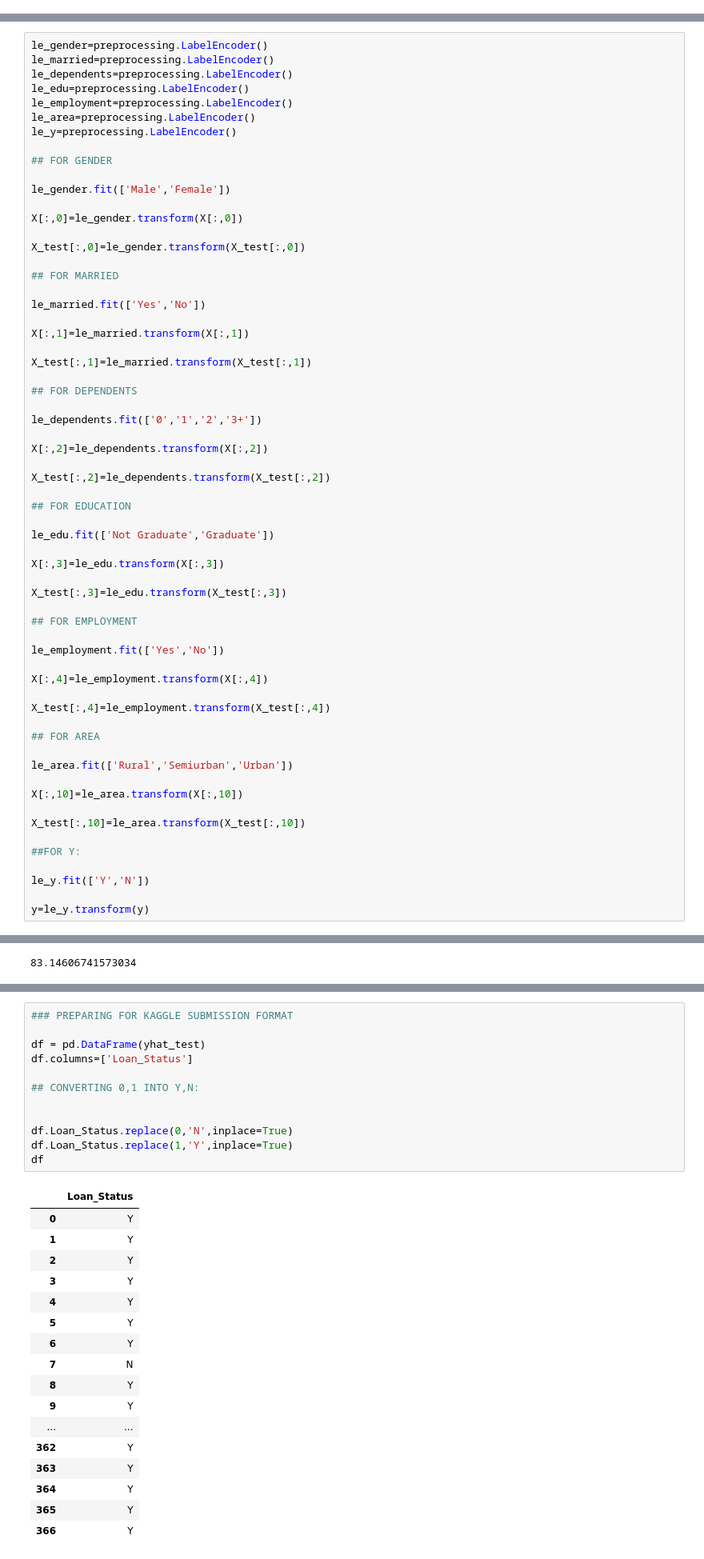
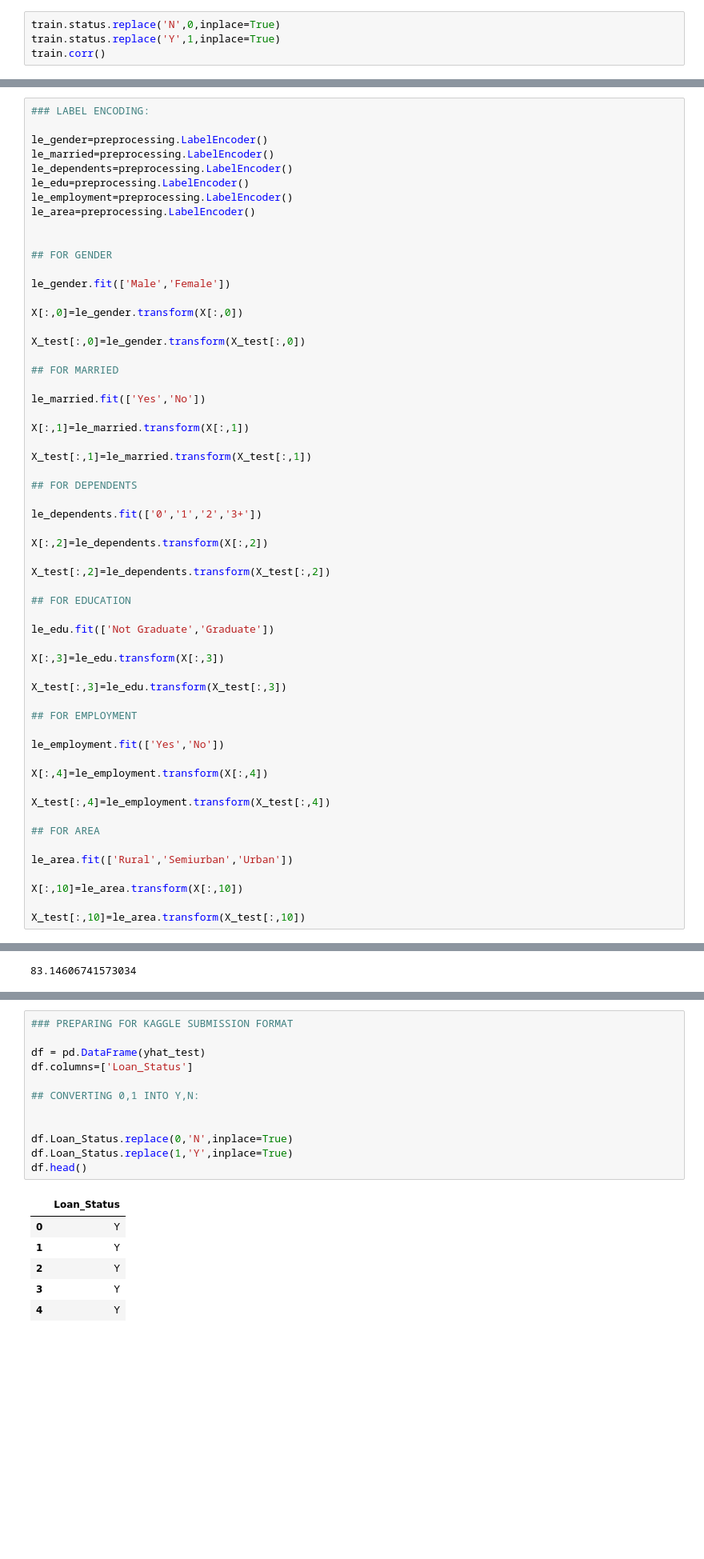
Before and after one commit to akshatsinghal92/Credit-Risk-Estimation, a Jupyter notebook: Loan Prediction.ipynb, the cells around one changed output, grey strips where cells are left out. Shown at 80% size. Drawn from its saved outputs; the diff is of its cells as text; blank space fills up the shorter version.

```diff
--- a/Loan Prediction.ipynb
+++ b/Loan Prediction.ipynb
@@ -320,0 +287,4 @@ Index(['ID', 'gender', 'married', 'dependents', 'edu', 'employment', 'income',
+# %%
+train.status.replace('N',0,inplace=True)
+train.status.replace('Y',1,inplace=True)
+train.corr()
@@ -328,11 +306,13 @@ X_test=test[['gender', 'married', 'dependents', 'edu','employment', 'income','co
 # %%
+### LABEL ENCODING:
+
 le_gender=preprocessing.LabelEncoder()
 le_married=preprocessing.LabelEncoder()
 le_dependents=preprocessing.LabelEncoder()
 le_edu=preprocessing.LabelEncoder()
 le_employment=preprocessing.LabelEncoder()
 le_area=preprocessing.LabelEncoder()
-le_y=preprocessing.LabelEncoder()
+
 
 ## FOR GENDER
 
@@ -381,10 +361,4 @@ le_area.fit(['Rural','Semiurban','Urban'])
 X[:,10]=le_area.transform(X[:,10])
 
 X_test[:,10]=le_area.transform(X_test[:,10])
-
-##FOR Y:
-
-le_y.fit(['Y','N'])
-
-y=le_y.transform(y)
 # %%
@@ -616,30 +592,19 @@ array([1, 1, 1, 1, 1, 1, 1, 0, 1, 1, 1, 1, 1, 0, 1, 1, 1, 1, 1, 1, 1, 1,
 # %%
 ### PREPARING FOR KAGGLE SUBMISSION FORMAT
 
 df = pd.DataFrame(yhat_test)
 df.columns=['Loan_Status']
 
 ## CONVERTING 0,1 INTO Y,N:
 
 
 df.Loan_Status.replace(0,'N',inplace=True)
 df.Loan_Status.replace(1,'Y',inplace=True)
-df
+df.head()
 # %% [output]
 |  | Loan_Status |
 | 0 | Y |
 | 1 | Y |
 | 2 | Y |
 | 3 | Y |
 | 4 | Y |
-| 5 | Y |
-| 6 | Y |
-| 7 | N |
-| 8 | Y |
-| 9 | Y |
-| ... | ... |
-| 362 | Y |
-| 363 | Y |
-| 364 | Y |
-| 365 | Y |
-| 366 | Y |
```
Also changed, not shown: parts of 23 cells of this notebook.
